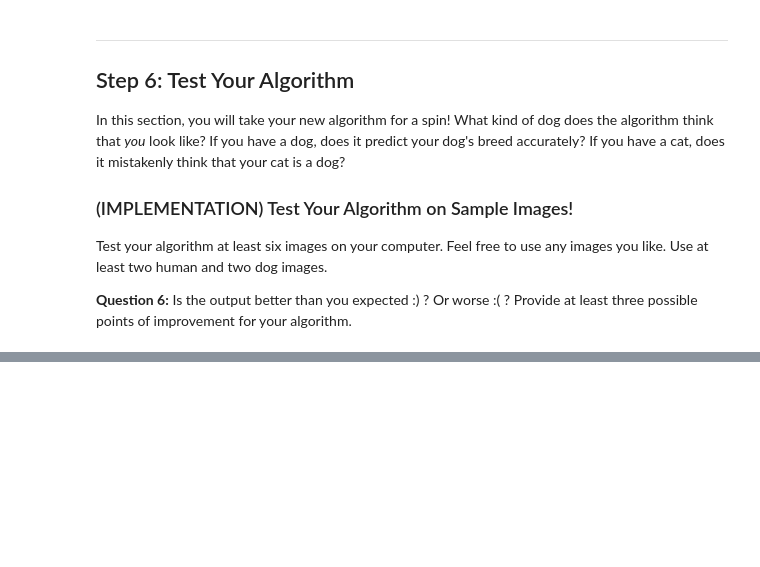
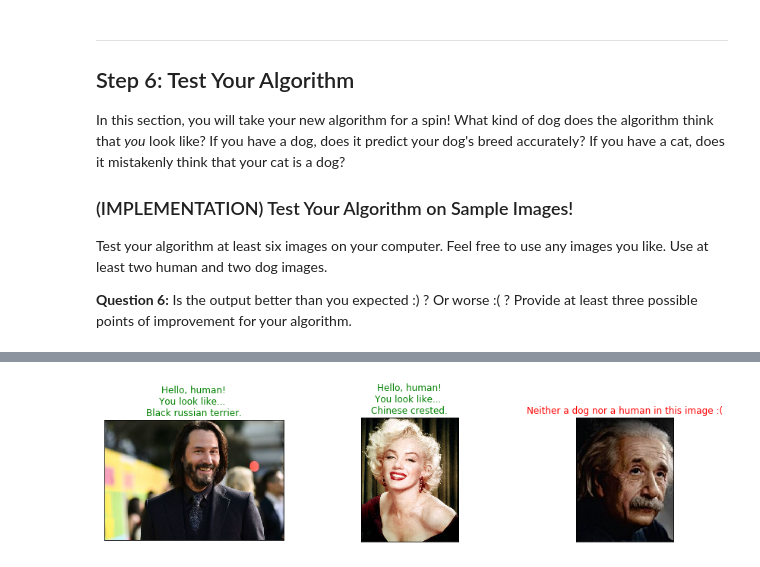
Before and after one commit to Erickramirez/Udacity-deep-learning-v2-pytorch, a Jupyter notebook: project-dog-classification/dog_app.ipynb, the cells around one changed output, grey strips where cells are left out. Saved outputs shown, nothing was run; the diff lists cells and outputs as text; code cells hidden in the pictures; blank space fills up the shorter version.

```diff
--- a/project-dog-classification/dog_app.ipynb
+++ b/project-dog-classification/dog_app.ipynb
@@ -773,8 +796,17 @@ __Answer:__ (Three possible points for improvement)
 # %%
 ## TODO: Execute your algorithm from Step 6 on
 ## at least 6 images on your computer.
 ## Feel free to use as many code cells as needed.
 
 ## suggested code, below
-for file in np.hstack((human_files[:3], dog_files[:3])):
-    run_app(file)
+human_files=np.array(glob("myImages/human_files/*"))
+dog_files=np.array(glob("myImages/dog_files/*"))
+
+fig = plt.figure(figsize=(50, 3))
+for idx in np.arange(len(human_files)):
+    img, classification,label = run_app(human_files[idx])
+    ax = fig.add_subplot(1, 20/2, idx+1, xticks=[], yticks=[])
+    plt.imshow(img)
+    ax.set_title("{}".format(label), color=("green" if 'human'==classification else "red"))
+# %% [output]
+[figure, added]
```
Also changed, not shown: parts of 25 cells of this notebook, 8 other files.
